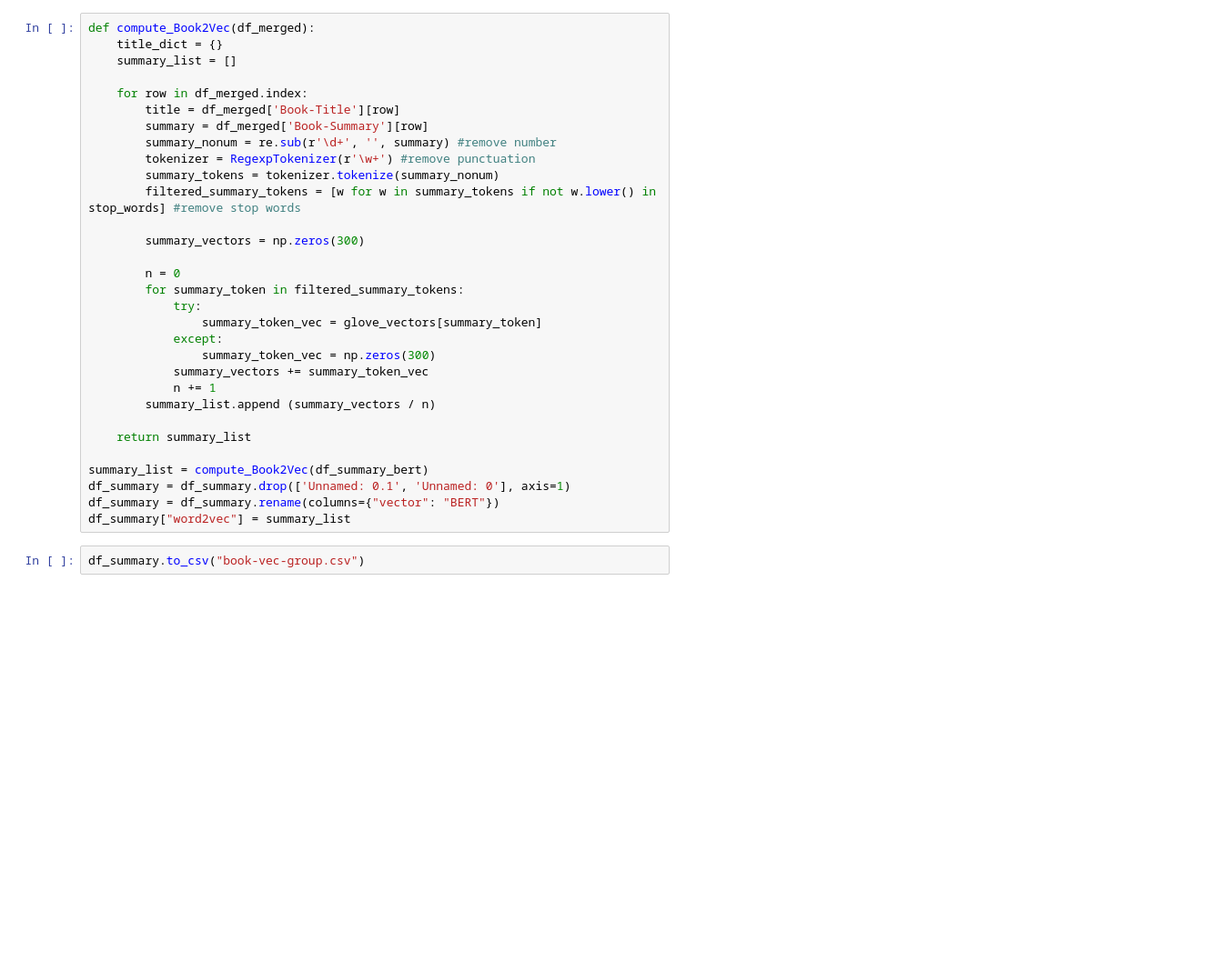
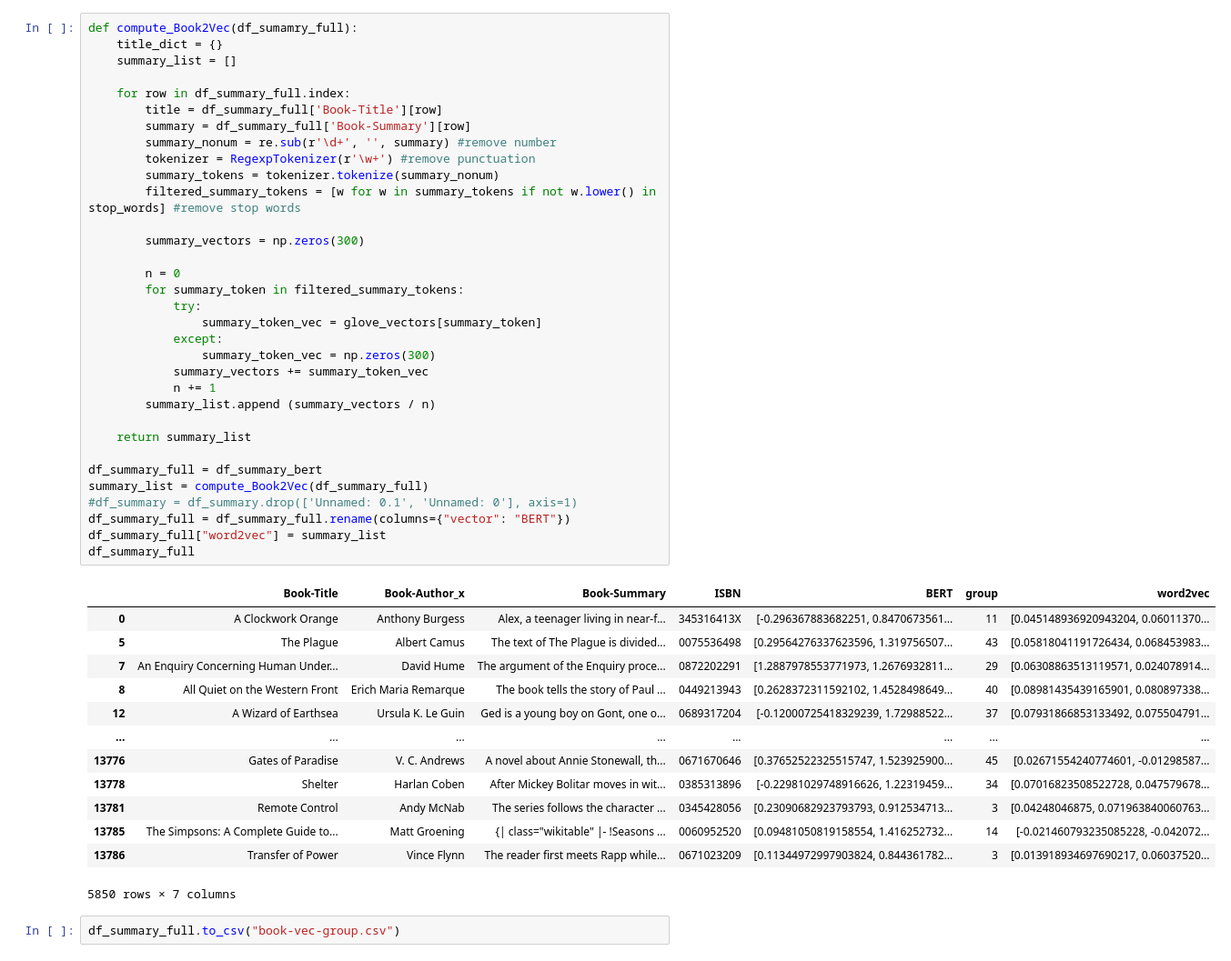
Before and after one commit to CS222-UIUC/BookRec, a Jupyter notebook: data-and-algorithm/Embedding.ipynb, the cells around one changed output. Shown: that part at 91% size. Drawn from its saved outputs; the diff is of its cells as text; blank space fills up the shorter version.

```diff
--- a/data-and-algorithm/Embedding.ipynb
+++ b/data-and-algorithm/Embedding.ipynb
@@ -99,33 +153,49 @@ df_summary_bert["vector"] = all_summary_embeddings.tolist()
 # %%
-def compute_Book2Vec(df_merged):
+def compute_Book2Vec(df_sumamry_full):
     title_dict = {}
     summary_list = []
 
-    for row in df_merged.index:
-        title = df_merged['Book-Title'][row]
-        summary = df_merged['Book-Summary'][row]
+    for row in df_summary_full.index:
+        title = df_summary_full['Book-Title'][row]
+        summary = df_summary_full['Book-Summary'][row]
         summary_nonum = re.sub(r'\d+', '', summary) #remove number
         tokenizer = RegexpTokenizer(r'\w+') #remove punctuation
         summary_tokens = tokenizer.tokenize(summary_nonum)
         filtered_summary_tokens = [w for w in summary_tokens if not w.lower() in stop_words] #remove stop words
 
         summary_vectors = np.zeros(300)
 
         n = 0
         for summary_token in filtered_summary_tokens:
             try:
                 summary_token_vec = glove_vectors[summary_token]
             except:
                 summary_token_vec = np.zeros(300)
             summary_vectors += summary_token_vec
             n += 1
         summary_list.append (summary_vectors / n)
 
     return summary_list
 
-summary_list = compute_Book2Vec(df_summary_bert)
-df_summary = df_summary.drop(['Unnamed: 0.1', 'Unnamed: 0'], axis=1)
-df_summary = df_summary.rename(columns={"vector": "BERT"})
-df_summary["word2vec"] = summary_list
+df_summary_full = df_summary_bert
+summary_list = compute_Book2Vec(df_summary_full)
+#df_summary = df_summary.drop(['Unnamed: 0.1', 'Unnamed: 0'], axis=1)
+df_summary_full = df_summary_full.rename(columns={"vector": "BERT"})
+df_summary_full["word2vec"] = summary_list
+df_summary_full
+# %% [output]
+|  | Book-Title | Book-Author_x | Book-Summary | ISBN | BERT | group | word2vec |
+| 0 | A Clockwork Orange | Anthony Burgess | Alex, a teenager living in near-f... | 345316413X | [-0.296367883682251, 0.8470673561... | 11 | [0.045148936920943204, 0.06011370... |
+| 5 | The Plague | Albert Camus | The text of The Plague is divided... | 0075536498 | [0.29564276337623596, 1.319756507... | 43 | [0.05818041191726434, 0.068453983... |
+| 7 | An Enquiry Concerning Human Under... | David Hume | The argument of the Enquiry proce... | 0872202291 | [1.2887978553771973, 1.2676932811... | 29 | [0.06308863513119571, 0.024078914... |
+| 8 | All Quiet on the Western Front | Erich Maria Remarque | The book tells the story of Paul ... | 0449213943 | [0.2628372311592102, 1.4528498649... | 40 | [0.08981435439165901, 0.080897338... |
+| 12 | A Wizard of Earthsea | Ursula K. Le Guin | Ged is a young boy on Gont, one o... | 0689317204 | [-0.12000725418329239, 1.72988522... | 37 | [0.07931866853133492, 0.075504791... |
+| ... | ... | ... | ... | ... | ... | ... | ... |
+| 13776 | Gates of Paradise | V. C. Andrews | A novel about Annie Stonewall, th... | 0671670646 | [0.37652522325515747, 1.523925900... | 45 | [0.02671554240774601, -0.01298587... |
+| 13778 | Shelter | Harlan Coben | After Mickey Bolitar moves in wit... | 0385313896 | [-0.22981029748916626, 1.22319459... | 34 | [0.07016823508522728, 0.047579678... |
+| 13781 | Remote Control | Andy McNab | The series follows the character ... | 0345428056 | [0.23090682923793793, 0.912534713... | 3 | [0.04248046875, 0.071963840060763... |
+| 13785 | The Simpsons: A Complete Guide to... | Matt Groening | {| class="wikitable" |- !Seasons ... | 0060952520 | [0.09481050819158554, 1.416252732... | 14 | [-0.021460793235085228, -0.042072... |
+| 13786 | Transfer of Power | Vince Flynn | The reader first meets Rapp while... | 0671023209 | [0.11344972997903824, 0.844361782... | 3 | [0.013918934697690217, 0.06037520... |
+5850 rows × 7 columns
 # %%
-df_summary.to_csv("book-vec-group.csv")
+df_summary_full.to_csv("book-vec-group.csv")
```
Also changed, not shown: parts of 7 cells of this notebook, 5 other files.
